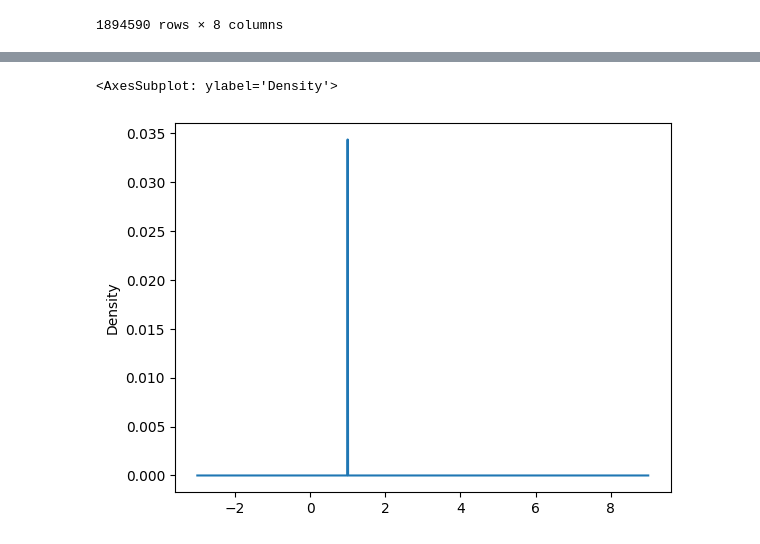
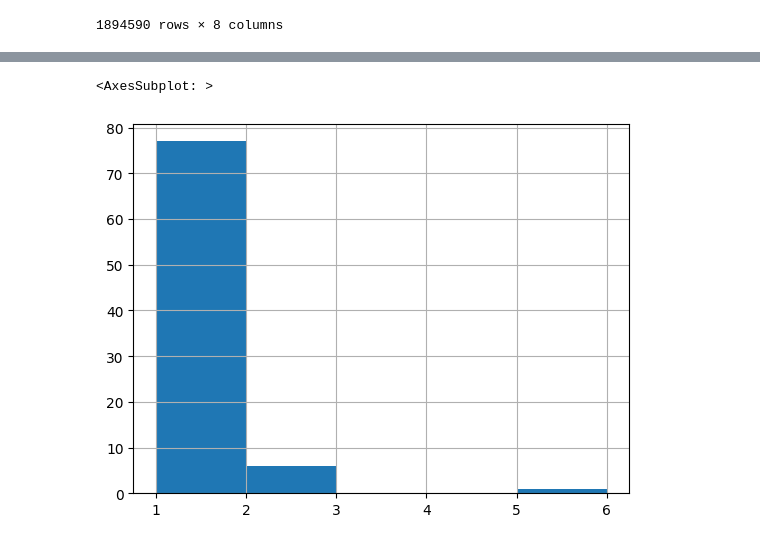
Before and after one commit to erictria/snowpark-test, a Jupyter notebook: snow_hist.ipynb, the cells around one changed output, grey strips where cells are left out. Saved outputs shown, nothing was run; the diff lists cells and outputs as text; code cells hidden in the pictures.

Commit message:
update histograms

```diff
--- a/snow_hist.ipynb
+++ b/snow_hist.ipynb
@@ -100,5 +118,6 @@ hist = hist_df.hist(bins = 5)
 # %%
-hist_df['CITE'].plot.kde()
+# majority has 0 citations
+hist_df['CITE'].where(lambda x: x > 0).hist(bins = 5)
 # %% [output]
-<AxesSubplot: ylabel='Density'>
+<AxesSubplot: >
-[figure, old version]
+[figure, new version]
```
Also changed, not shown: parts of 10 cells of this notebook.
